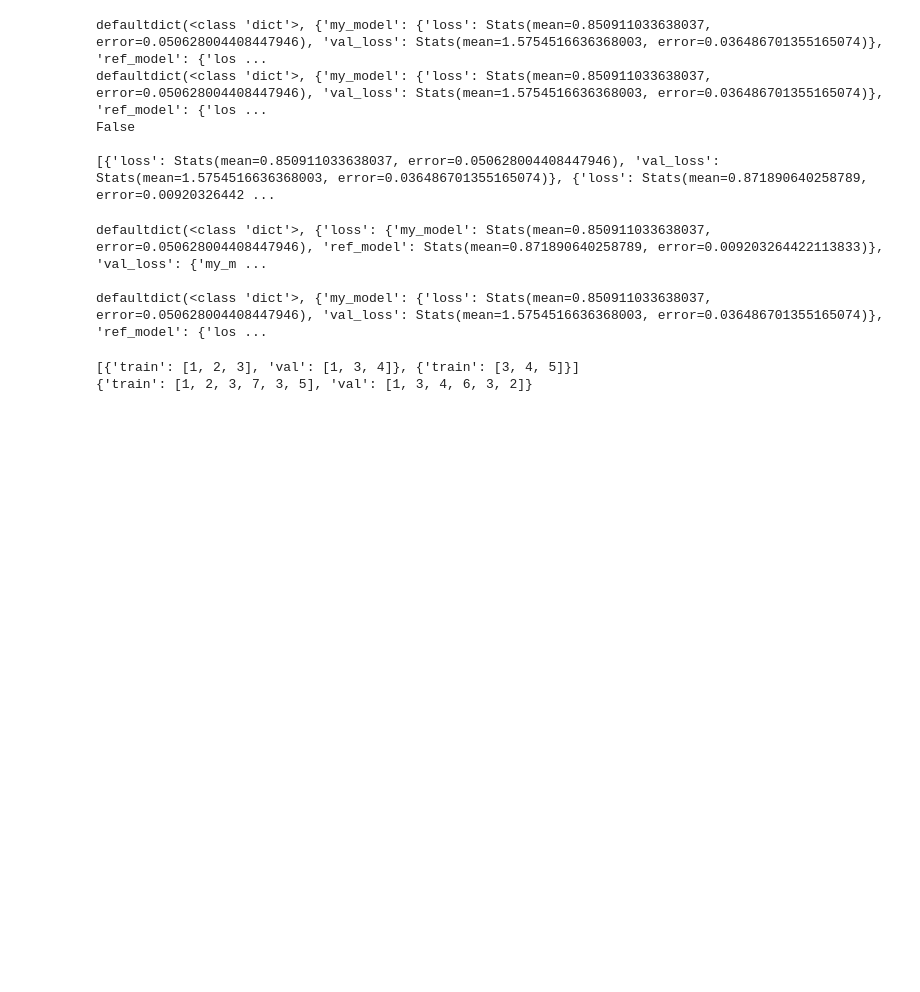
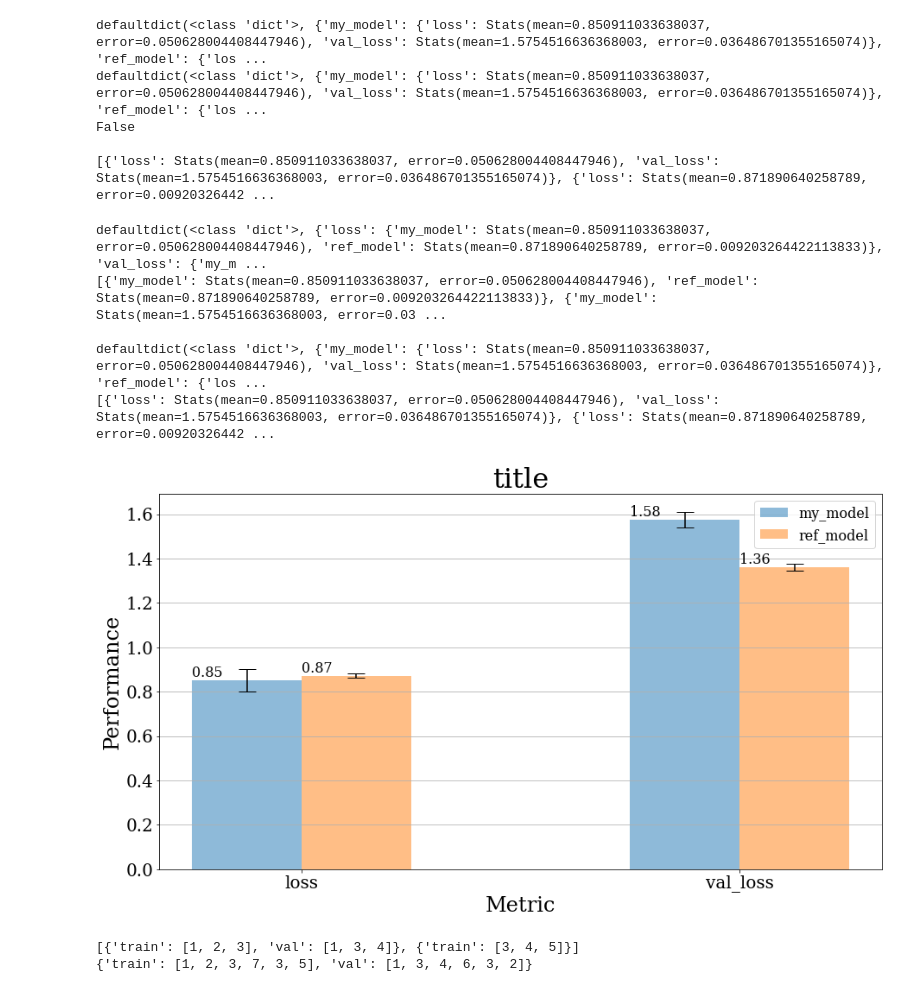
Before and after one commit to jfdev001/mlp-from-scratch, a Jupyter notebook: testing.ipynb, the cells around one changed output. Saved outputs shown, nothing was run; the diff lists cells and outputs as text; code cells hidden in the pictures; blank space fills up the shorter version.

Commit message:
bar charts works

```diff
--- a/testing.ipynb
+++ b/testing.ipynb
@@ -107,14 +107,28 @@ False
 # Reformat to metric major
 mmh_dict.set_key_to_metric_major()
 print(mmh_dict.conf_interval_dict)
+print(mmh_dict.model_performance)
 
 mmh_dict.set_key_to_model_major()
 print()
 print(mmh_dict.conf_interval_dict)
+print(mmh_dict.model_performance)
 # %% [output]
 defaultdict(<class 'dict'>, {'loss': {'my_model': Stats(mean=0.850911033638037, error=0.050628004408447946), 'ref_model': Stats(mean=0.871890640258789, error=0.009203264422113833)}, 'val_loss': {'my_m ...
+[{'my_model': Stats(mean=0.850911033638037, error=0.050628004408447946), 'ref_model': Stats(mean=0.871890640258789, error=0.009203264422113833)}, {'my_model': Stats(mean=1.5754516636368003, error=0.03 ...
 
 defaultdict(<class 'dict'>, {'my_model': {'loss': Stats(mean=0.850911033638037, error=0.050628004408447946), 'val_loss': Stats(mean=1.5754516636368003, error=0.036486701355165074)}, 'ref_model': {'los ...
+[{'loss': Stats(mean=0.850911033638037, error=0.050628004408447946), 'val_loss': Stats(mean=1.5754516636368003, error=0.036486701355165074)}, {'loss': Stats(mean=0.871890640258789, error=0.00920326442 ...
+# %%
+# Testing multi bar char plot
+chart = plot_bar_charts(
+    multi_model_history=mmh_dict,
+    bar_width=0.25,
+    title='title',)
+
+chart.savefig('./chart.svg', bbox_inches='tight')
+# %% [output]
+[figure, added]
 # %%
 nested_dict = dict()
 nested_dict['model1'] = {'train': [1, 2, 3], 'val': [1, 3, 4, ]}
```
Also changed, not shown: parts of 1 cell of this notebook, 2 other files.
